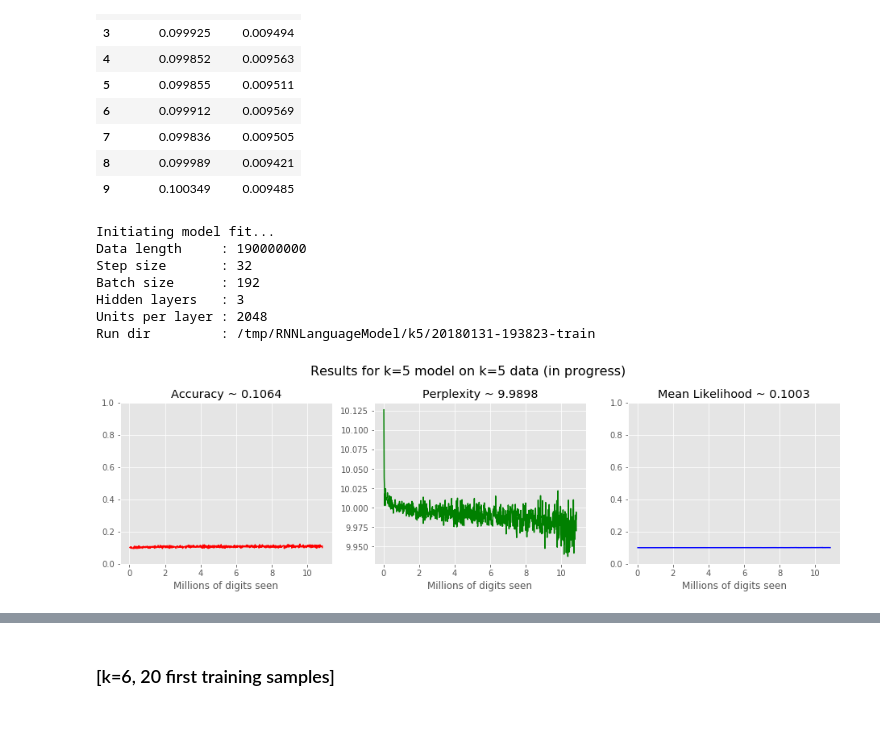
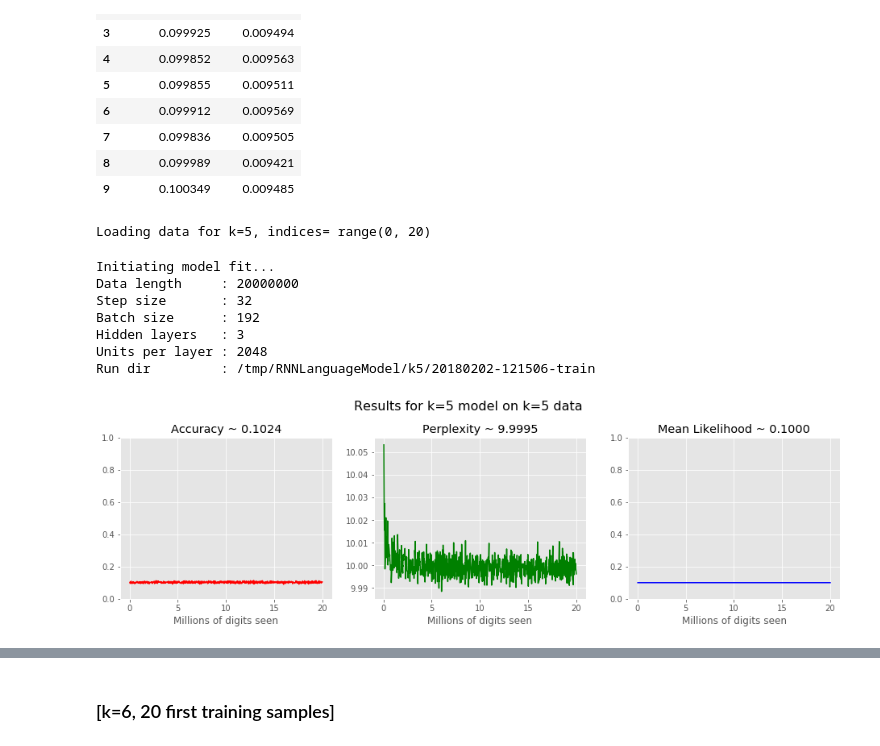
Before and after one commit to colivaresp/prng-deepzoom, a Jupyter notebook: prng_deepzoom_lm.ipynb, the cells around one changed output, grey strips where cells are left out. Saved outputs shown, nothing was run; the diff lists cells and outputs as text; code cells hidden in the pictures.

```diff
--- a/prng_deepzoom_lm.ipynb
+++ b/prng_deepzoom_lm.ipynb
@@ -781,17 +445,18 @@ Calculating empirical frequencies for 20000 chunks of size 1000
 | 9 | 0.100349 | 0.009485 |
 # %%
 model = RNNLanguageModel(log_dir = '/tmp/RNNLanguageModel/k5')
-model.fit(k5data * 2)
+model.fit(load_data(k=5, indices=range(20)), restore_checkpoint=False)
 # %% [output]
-Initiating model fit...
-Data length     : 190000000
-Step size       : 32
-Batch size      : 192
-Hidden layers   : 3
-Units per layer : 2048
-Run dir         : /tmp/RNNLanguageModel/k5/20180131-193823-train
+Loading data for k=5, indices= range(0, 20)
+Initiating model fit...
+Data length     : 20000000
+Step size       : 32
+Batch size      : 192
+Hidden layers   : 3
+Units per layer : 2048
+Run dir         : /tmp/RNNLanguageModel/k5/20180202-121506-train
 # %%
-plot_graphs('data/results/run_20180131-193823-train',
-                         main_title = 'Results for k=5 model on k=5 data (in progress)')
+plot_graphs('data/results/run_20180202-121506-train',
+                         main_title = 'Results for k=5 model on k=5 data')
 # %% [output]
-[figure, old version]
+[figure, new version]
```
Also changed, not shown: parts of 19 cells of this notebook, 11 other files.
